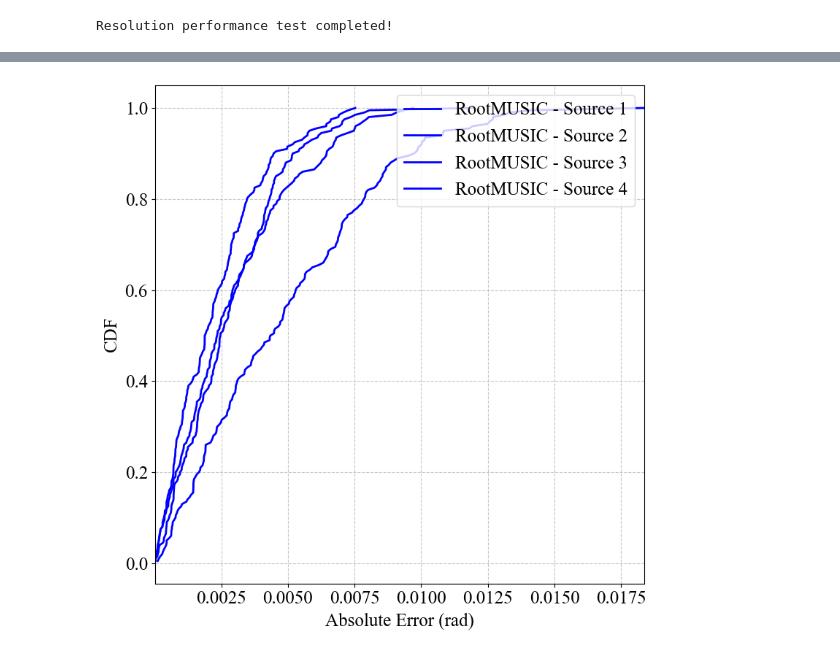
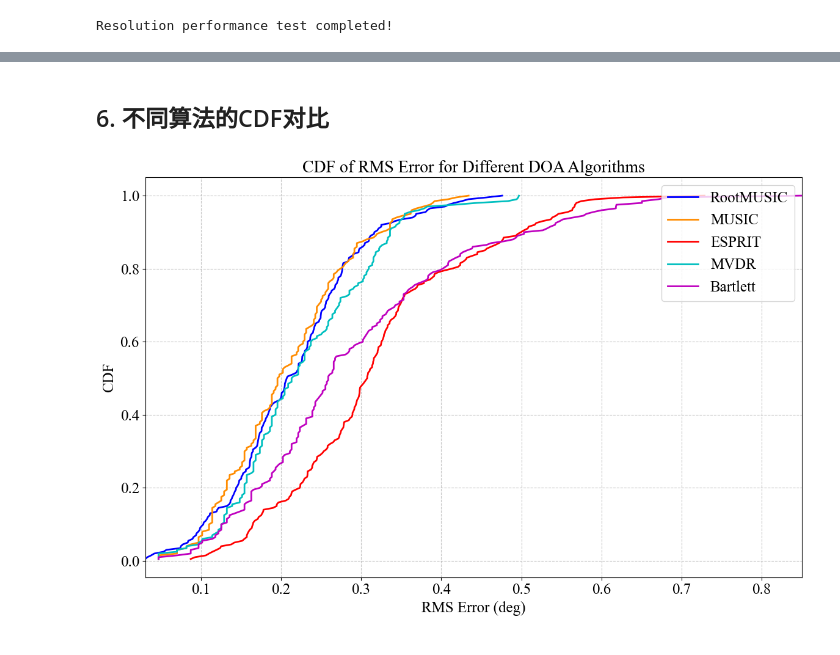
Before and after one commit to hengxt/doatools, a Jupyter notebook: examples/ex3_performance.ipynb, the cells around one changed output, grey strips where cells are left out. Saved outputs shown, nothing was run; the diff lists cells and outputs as text; code cells hidden in the pictures.

Commit message:
refactor(plotting): 重构plot_cdf函数并移除未使用的绘图函数
重构plot_cdf函数以支持多算法比较模式，并增加新的误差指标类型
移除不再使用的plot_histogram和plot_resolution_comparison函数

```diff
--- a/examples/ex3_performance.ipynb
+++ b/examples/ex3_performance.ipynb
@@ -336,16 +334,19 @@ Sample estimates shape: (200, 4)
+# %% [markdown]
+## 6. 不同算法的CDF对比
 # %%
-# Plot CDF of estimation errors
-if sample_estimates is not None and sample_estimates.shape[0] > 0:
-    fig, ax = plt.subplots(figsize=(8, 8))  # 使用正方形比例
-    plt_tools.plot_cdf(
-        estimates=sample_estimates,
-        true_angles=source_angles,
-        algorithm_name='RootMUSIC',
-        metric_name='Absolute Error',
-        metric_unit='rad',
-        ax=ax
-    )
-    plt.tight_layout()
-    plt.show()
+# Plot CDFs of RMS Error Using Enhanced plot_cdf Function
+fig, ax = plt.subplots(figsize=(12, 8))
+plt_tools.plot_cdf(
+    estimates=sample_result.sample_estimates,
+    true_angles=source_angles,
+    metric_name='RMS Error',
+    metric_unit='deg',
+    metric_type='rms',
+    ax=ax
+)
+plt.title('CDF of RMS Error for Different DOA Algorithms', fontsize=20)
+plt.grid(True, linestyle='--', alpha=0.7)
+plt.tight_layout()
+plt.show()
 # %% [output]
-[figure, old version]
+[figure, new version]
```
Also changed, not shown: parts of 17 cells of this notebook, 2 other files.
